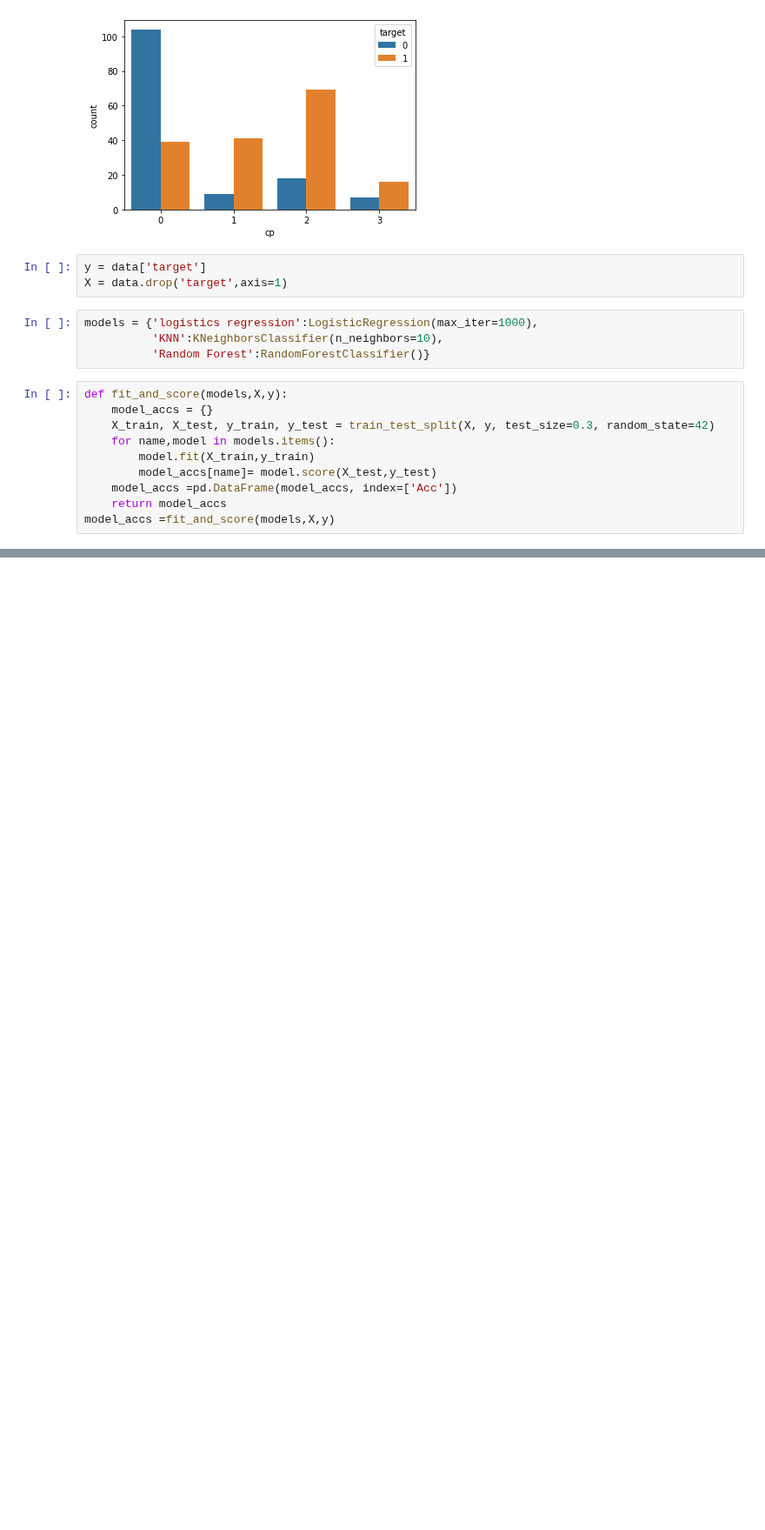
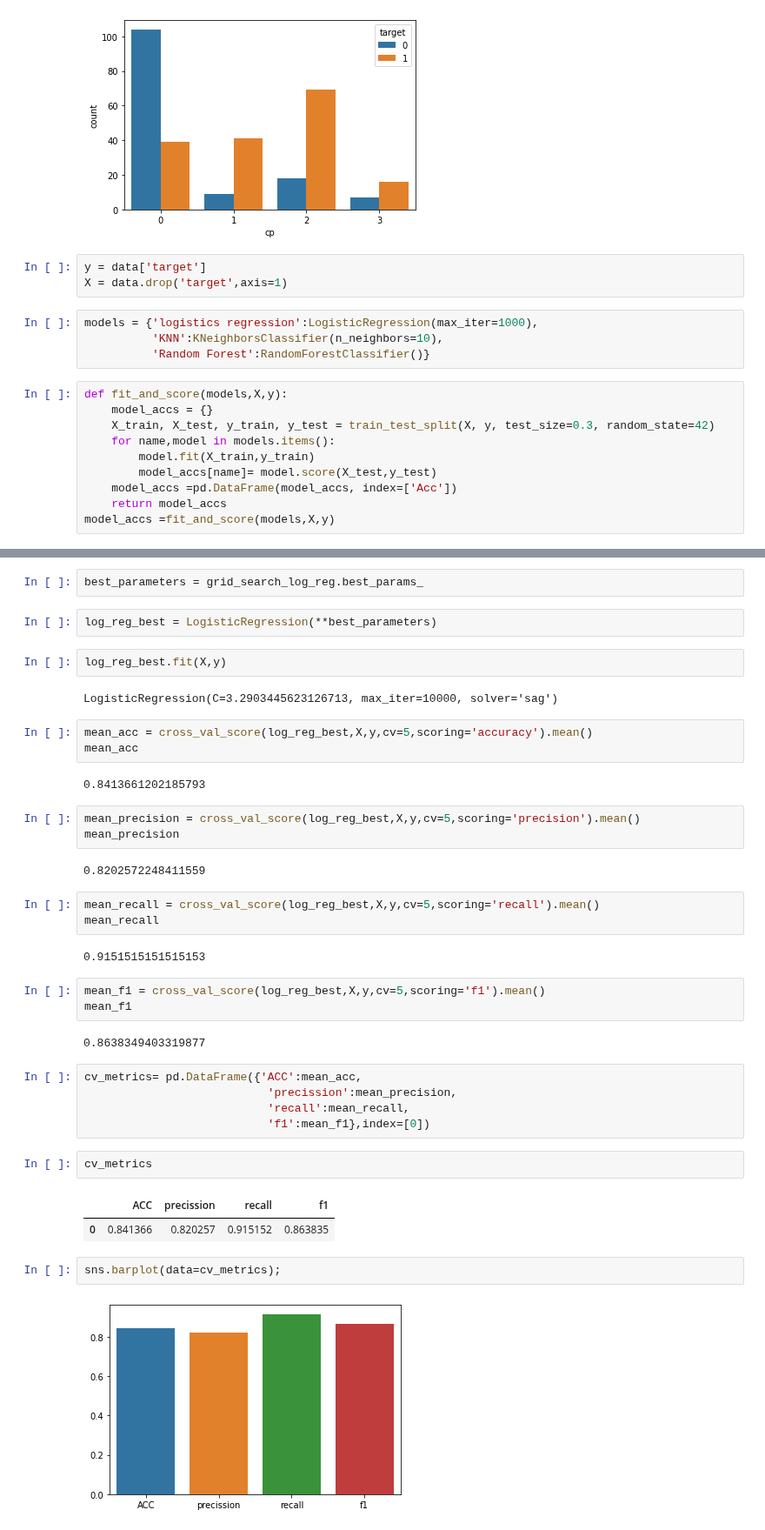
Before and after one commit to kozz84/Udemy, a Jupyter notebook: ZTM_Milestone_1.ipynb, the cells around one changed output, grey strips where cells are left out. Shown at 87% size. Cells and saved outputs as stored; diff of their text form; blank space fills up the shorter version.

```diff
--- a/ZTM_Milestone_1.ipynb
+++ b/ZTM_Milestone_1.ipynb
@@ -117,0 +240,42 @@ plt.plot(neighbors,test_score)
+# %%
+best_parameters = grid_search_log_reg.best_params_
+# %%
+log_reg_best = LogisticRegression(**best_parameters)
+# %%
+log_reg_best.fit(X,y)
+# %% [output]
+LogisticRegression(C=3.2903445623126713, max_iter=10000, solver='sag')
+# %%
+mean_acc = cross_val_score(log_reg_best,X,y,cv=5,scoring='accuracy').mean()
+mean_acc
+# %% [output]
+0.8413661202185793
+# %%
+mean_precision = cross_val_score(log_reg_best,X,y,cv=5,scoring='precision').mean()
+mean_precision
+# %% [output]
+0.8202572248411559
+# %%
+mean_recall = cross_val_score(log_reg_best,X,y,cv=5,scoring='recall').mean()
+mean_recall
+# %% [output]
+0.9151515151515153
+# %%
+mean_f1 = cross_val_score(log_reg_best,X,y,cv=5,scoring='f1').mean()
+mean_f1
+# %% [output]
+0.8638349403319877
+# %%
+cv_metrics= pd.DataFrame({'ACC':mean_acc,
+                           'precission':mean_precision,
+                           'recall':mean_recall,
+                           'f1':mean_f1},index=[0])
+# %%
+cv_metrics
+# %% [output]
+|  | ACC | precission | recall | f1 |
+| 0 | 0.841366 | 0.820257 | 0.915152 | 0.863835 |
+# %%
+sns.barplot(data=cv_metrics);
+# %% [output]
+[figure, added]
```
Also changed, not shown: parts of 34 cells of this notebook.
